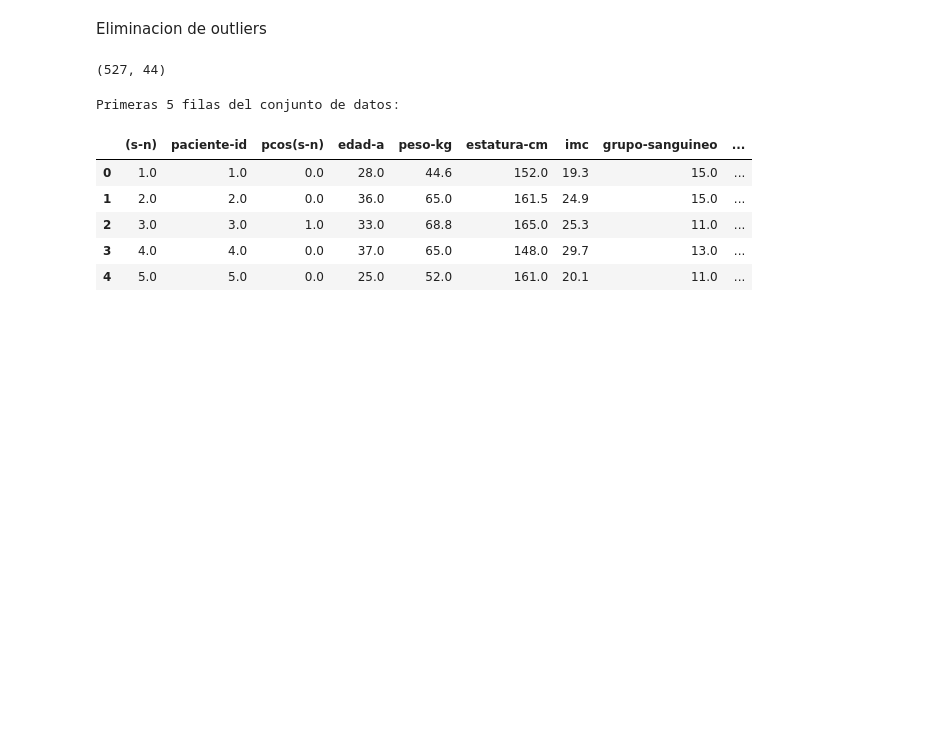
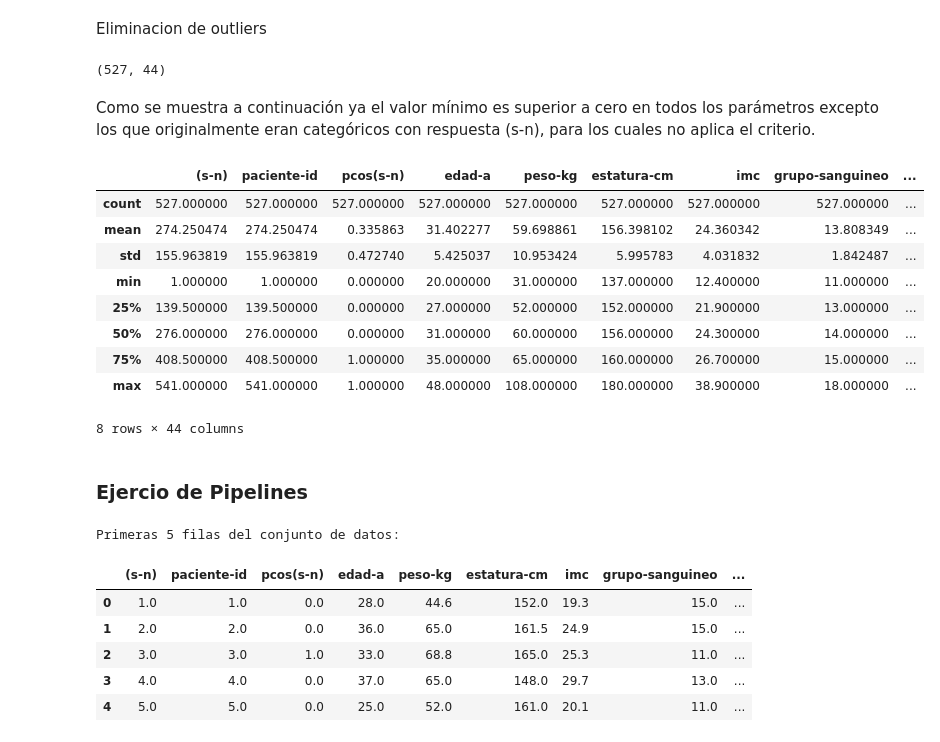
Before and after one commit to armandoordonez/eda_couse, a Jupyter notebook: Ejercicio_pipelines_FabianSF.ipynb, the cells around one changed output. Saved outputs shown, nothing was run; the diff lists cells and outputs as text; code cells hidden in the pictures; blank space fills up the shorter version.

```diff
--- a/Ejercicio_pipelines_FabianSF.ipynb
+++ b/Ejercicio_pipelines_FabianSF.ipynb
@@ -284,6 +284,23 @@ df = df[(df['frecuencia-cardiaca-bpm']>20)]
 df.shape
 # %% [output]
 (527, 44)
+# %% [markdown]
+Como se muestra a continuación ya el valor mínimo es superior a cero en todos los parámetros excepto los que originalmente eran categóricos con respuesta (s-n), para los cuales no aplica el criterio.
+# %%
+df.describe()
+# %% [output]
+|  | (s-n) | paciente-id | pcos(s-n) | edad-a | peso-kg | estatura-cm | imc | grupo-sanguineo | ... |
+| count | 527.000000 | 527.000000 | 527.000000 | 527.000000 | 527.000000 | 527.000000 | 527.000000 | 527.000000 | ... |
+| mean | 274.250474 | 274.250474 | 0.335863 | 31.402277 | 59.698861 | 156.398102 | 24.360342 | 13.808349 | ... |
+| std | 155.963819 | 155.963819 | 0.472740 | 5.425037 | 10.953424 | 5.995783 | 4.031832 | 1.842487 | ... |
+| min | 1.000000 | 1.000000 | 0.000000 | 20.000000 | 31.000000 | 137.000000 | 12.400000 | 11.000000 | ... |
+| 25% | 139.500000 | 139.500000 | 0.000000 | 27.000000 | 52.000000 | 152.000000 | 21.900000 | 13.000000 | ... |
+| 50% | 276.000000 | 276.000000 | 0.000000 | 31.000000 | 60.000000 | 156.000000 | 24.300000 | 14.000000 | ... |
+| 75% | 408.500000 | 408.500000 | 1.000000 | 35.000000 | 65.000000 | 160.000000 | 26.700000 | 15.000000 | ... |
+| max | 541.000000 | 541.000000 | 1.000000 | 48.000000 | 108.000000 | 180.000000 | 38.900000 | 18.000000 | ... |
+8 rows × 44 columns
+# %% [markdown]
+### Ejercio de Pipelines
 # %%
 # Visualizar las primeras 5 filas del conjunto de datos
 print("\nPrimeras 5 filas del conjunto de datos:")
```
Also changed, not shown: parts of 3 cells of this notebook.
